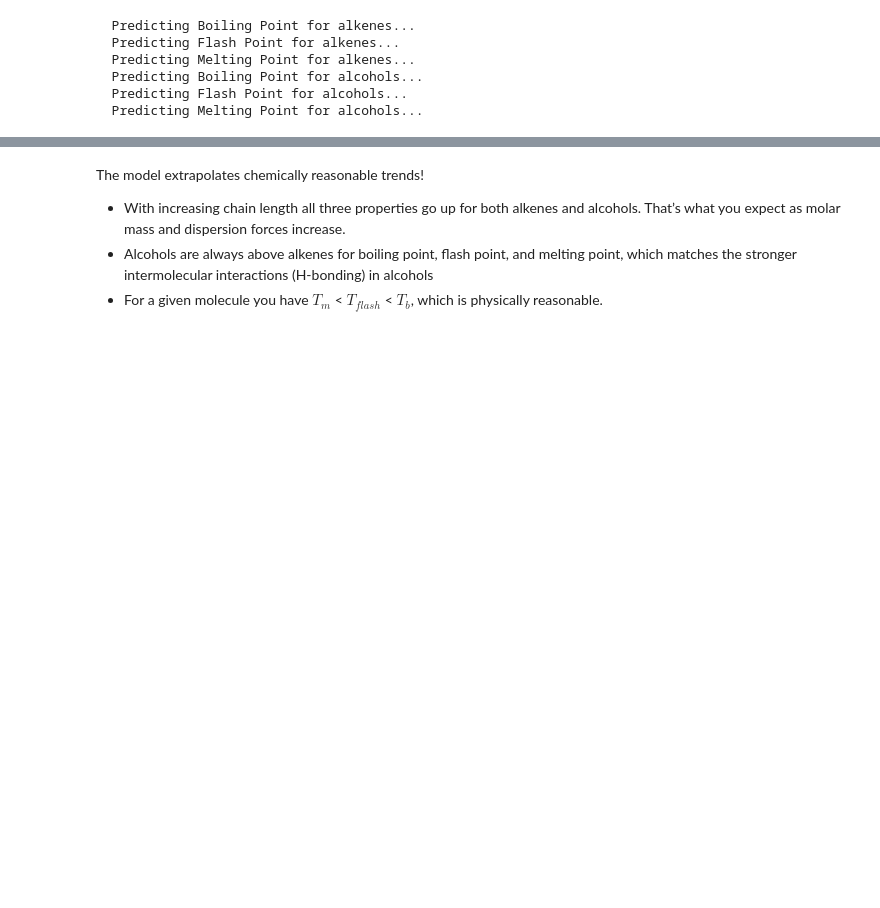
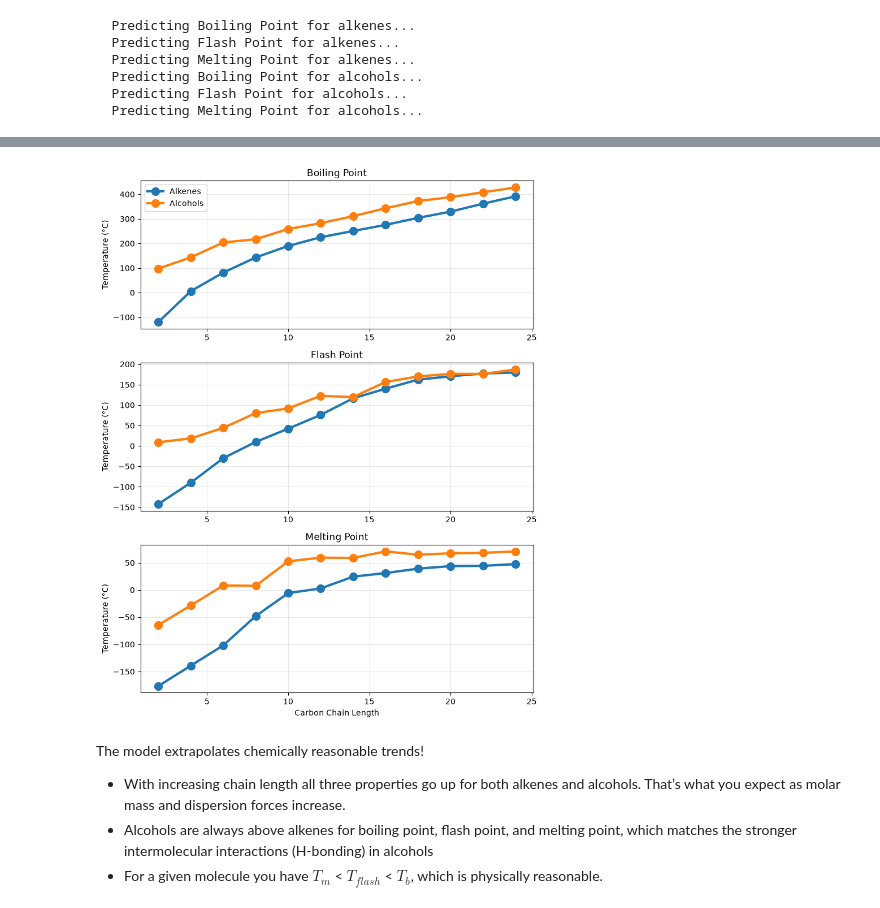
Before and after one commit to BattModels/mist-demo, a Jupyter notebook: tutorials/molecular_property_prediction.ipynb, the cells around one changed output, grey strips where cells are left out. Saved outputs shown, nothing was run; the diff lists cells and outputs as text; code cells hidden in the pictures; blank space fills up the shorter version.

Commit message:
convert plots to matplotlib

```diff
--- a/tutorials/molecular_property_prediction.ipynb
+++ b/tutorials/molecular_property_prediction.ipynb
@@ -174,3 +105,36 @@ fig.show()
+# %%
+fig, axes = plt.subplots(3, 1, figsize=(8, 10))
+
+properties = ['Boiling Point', 'Flash Point', 'Melting Point']
+colors = {'Alkenes': '#1f77b4', 'Alcohols': '#ff7f0e'}
+
+# Plot each property
+for idx, prop_name in enumerate(properties):
+    ax = axes[idx]
+
+    # Alkenes
+    alkene_vals = alkene_predictions[prop_name]
+    ax.plot(alkenes['carbons'], alkene_vals, 'o-',
+            color=colors['Alkenes'], linewidth=3, markersize=10, label='Alkenes')
+
+    # Alcohols
+    alcohol_vals = alcohol_predictions[prop_name]
+    ax.plot(alcohols['carbons'], alcohol_vals, 'o-',
+            color=colors['Alcohols'], linewidth=3, markersize=10, label='Alcohols')
+
+    ax.set_title(prop_name)
+    ax.set_ylabel("Temperature (°C)")
+    ax.grid(True, alpha=0.3)
+
+    if idx == 0:
+        ax.legend()
+
+axes[-1].set_xlabel("Carbon Chain Length")
+
+plt.tight_layout()
+plt.show()
+# %% [output]
+[figure, added]
 # %% [markdown]
 The model extrapolates chemically reasonable trends!
 - With increasing chain length all three properties go up for both alkenes and alcohols. That’s what you expect as molar mass and dispersion forces increase.
```
Also changed, not shown: parts of 3 cells of this notebook, 3 other files.
